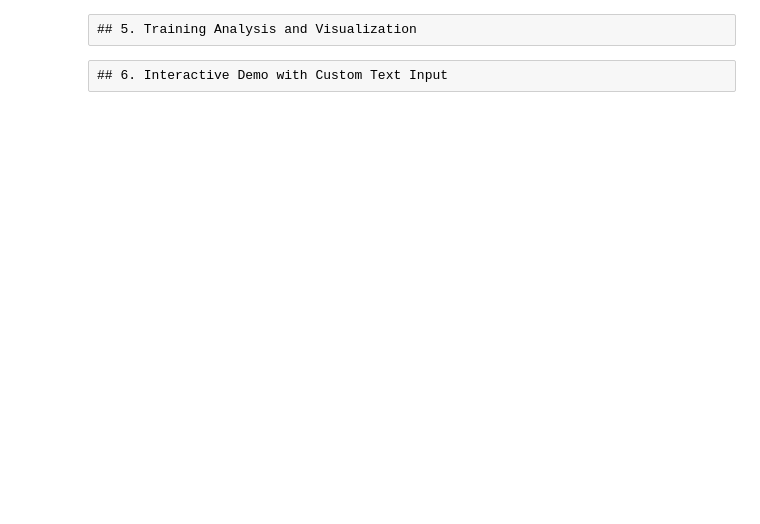
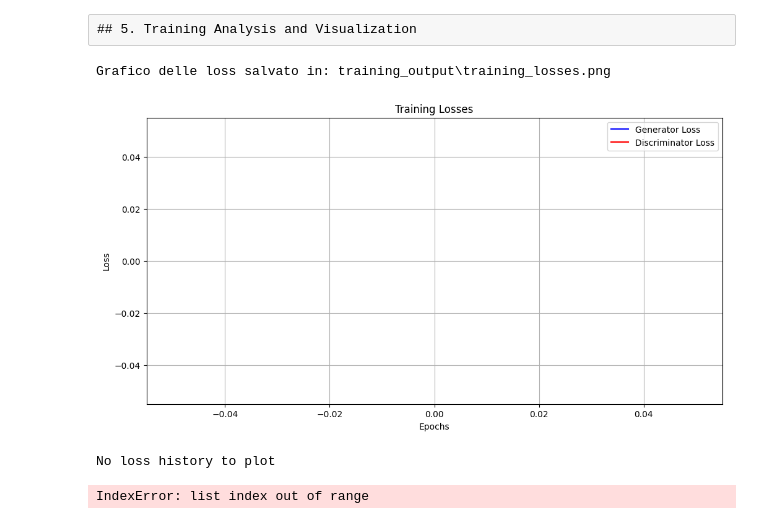
Before and after one commit to val-2/DeepLearning, a Jupyter notebook: pikapikagen/PikaPikaGen.ipynb, the cells around one changed output. Saved outputs shown, nothing was run; the diff lists cells and outputs as text; code cells hidden in the pictures; blank space fills up the shorter version.

```diff
--- a/pikapikagen/PikaPikaGen.ipynb
+++ b/pikapikagen/PikaPikaGen.ipynb
@@ -1925,7 +582,9 @@ except Exception as e:
 # %% [raw]
 ## 5. Training Analysis and Visualization
 # %%
-# Enhanced plot training losses using utils.py function
+from plots import save_plot_losses, save_plot_non_gan_losses
+
+
 save_plot_losses(
     losses_g=losses['generator'],
     losses_d=losses['discriminator'],
@@ -1933,46 +592,47 @@ save_plot_losses(
     show_inline=True
 )
 
-# Plot training vs validation losses for non-adversarial components
+# Plot training vs validation losses for non-GAN components (so except "generator" and "discriminator" from losses)
 # Convert to list of dicts format expected by save_plot_non_gan_losses
 train_losses_history = []
 val_losses_history = []
 
 for i in range(len(losses['l1'])):
     train_losses_history.append({
         'l1': losses['l1'][i],
         'perceptual': losses['perceptual'][i],
         'sobel': losses['sobel'][i],
         'total': losses['l1'][i] + losses['perceptual'][i] + losses['sobel'][i]
     })
 
 for i in range(len(val_losses['l1'])):
     val_losses_history.append({
         'l1': val_losses['l1'][i],
         'perceptual': val_losses['perceptual'][i],
         'sobel': val_losses['sobel'][i],
         'total': val_losses['total'][i]
     })
 
 save_plot_non_gan_losses(
     train_losses_history=train_losses_history,
     val_losses_history=val_losses_history,
     output_dir="training_output",
     show_inline=True
 )
 
 # Print final statistics
-if losses['generator']:
-    print(f"Final Train - Generator Loss: {losses['generator'][-1]:.4f}")
-    print(f"Final Train - Discriminator Loss: {losses['discriminator'][-1]:.4f}")
-    print(f"Final Train - L1 Loss: {losses['l1'][-1]:.4f}")
-    print(f"Final Train - Perceptual Loss: {losses['perceptual'][-1]:.4f}")
-    print(f"Final Train - Sobel Loss: {losses['sobel'][-1]:.4f}")
+print(f"Final Train - Generator Loss: {losses['generator'][-1]:.4f}")
+print(f"Final Train - Discriminator Loss: {losses['discriminator'][-1]:.4f}")
+print(f"Final Train - L1 Loss: {losses['l1'][-1]:.4f}")
+print(f"Final Train - Perceptual Loss: {losses['perceptual'][-1]:.4f}")
+print(f"Final Train - Sobel Loss: {losses['sobel'][-1]:.4f}")
 
-    if val_losses['l1']:
-        print(f"Final Val   - L1 Loss: {val_losses['l1'][-1]:.4f}")
-        print(f"Final Val   - Perceptual Loss: {val_losses['perceptual'][-1]:.4f}")
-        print(f"Final Val   - Sobel Loss: {val_losses['sobel'][-1]:.4f}")
-        print(f"Final Val   - Total Loss: {val_losses['total'][-1]:.4f}")
-else:
-    print("No training losses recorded yet.")
+print(f"Final Val   - L1 Loss: {val_losses['l1'][-1]:.4f}")
+print(f"Final Val   - Perceptual Loss: {val_losses['perceptual'][-1]:.4f}")
+print(f"Final Val   - Sobel Loss: {val_losses['sobel'][-1]:.4f}")
+print(f"Final Val   - Total Loss: {val_losses['total'][-1]:.4f}")
+# %% [output]
+Grafico delle loss salvato in: training_output\training_losses.png
+[figure, added]
+No loss history to plot
+IndexError: list index out of range
@@ -2201,5 +644,3 @@ save_comparison_grid(0, generator, batch, "final_256", device, show_inline=True)
 
 print("Final Results - Generated Pokemon Sprites (64x64):")
 save_comparison_grid(0, generator, batch, "final_64", device, show_inline=True)
-# %% [raw]
-## 6. Interactive Demo with Custom Text Input
```
Also changed, not shown: parts of 25 cells of this notebook, 31 other files.
